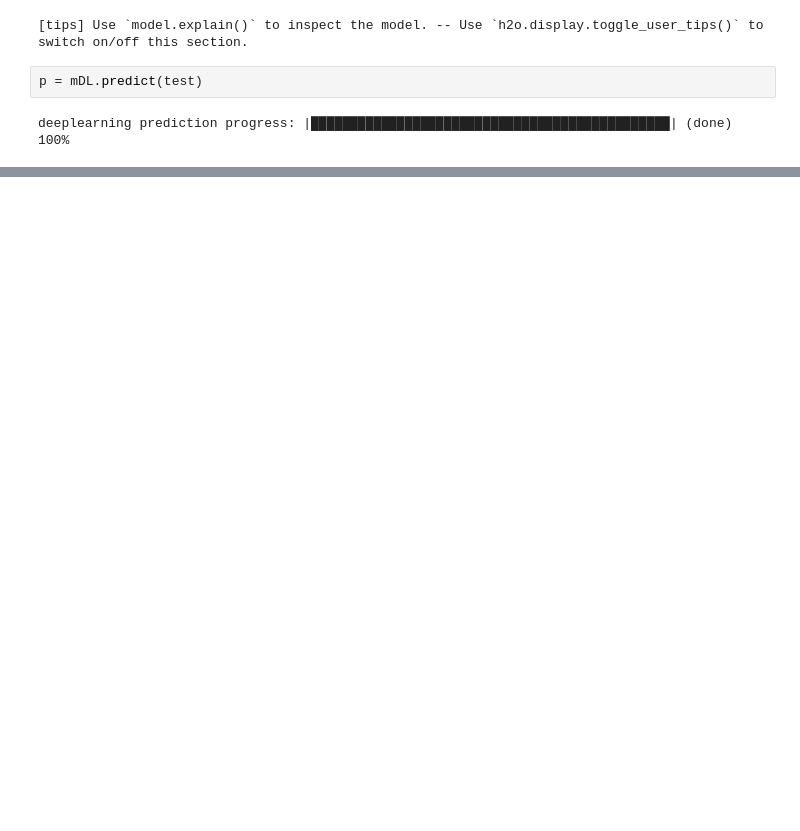
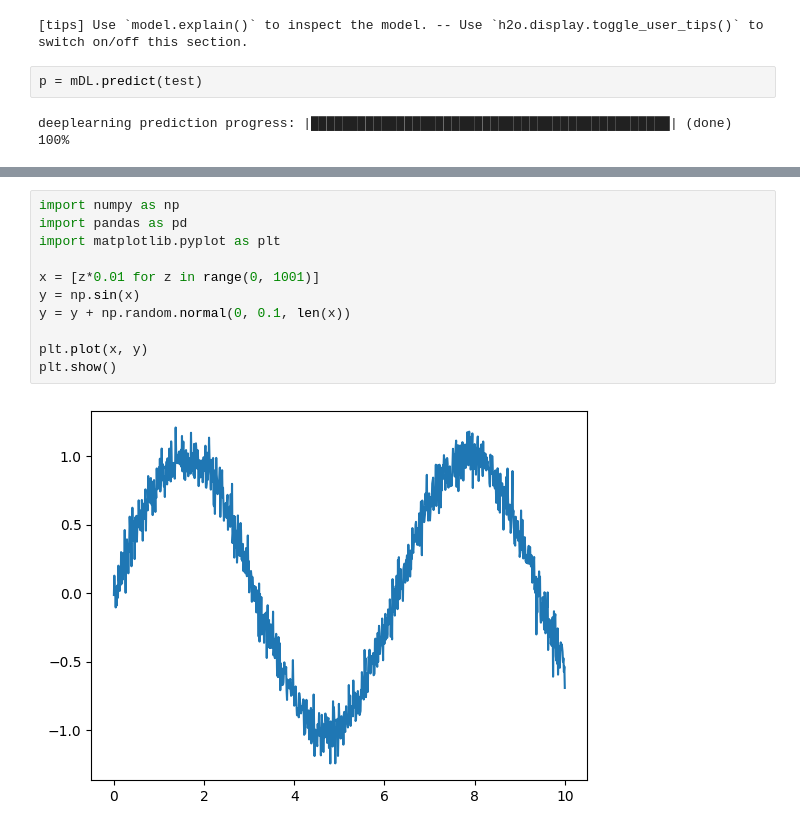
Before and after one commit to jordanbell2357/H2O, a Jupyter notebook: iris_deep_learning.ipynb, the cells around one changed output, grey strips where cells are left out. Cells and saved outputs as stored; diff of their text form; blank space fills up the shorter version.

```diff
--- a/iris_deep_learning.ipynb
+++ b/iris_deep_learning.ipynb
@@ -161,0 +258,13 @@ Use `h2o.display.toggle_user_tips()` to switch on/off this section.
+# %%
+import numpy as np
+import pandas as pd
+import matplotlib.pyplot as plt
+
+x = [z*0.01 for z in range(0, 1001)]
+y = np.sin(x)
+y = y + np.random.normal(0, 0.1, len(x))
+
+plt.plot(x, y)
+plt.show()
+# %% [output]
+[figure, added]
```
Also changed, not shown: parts of 9 cells of this notebook.
